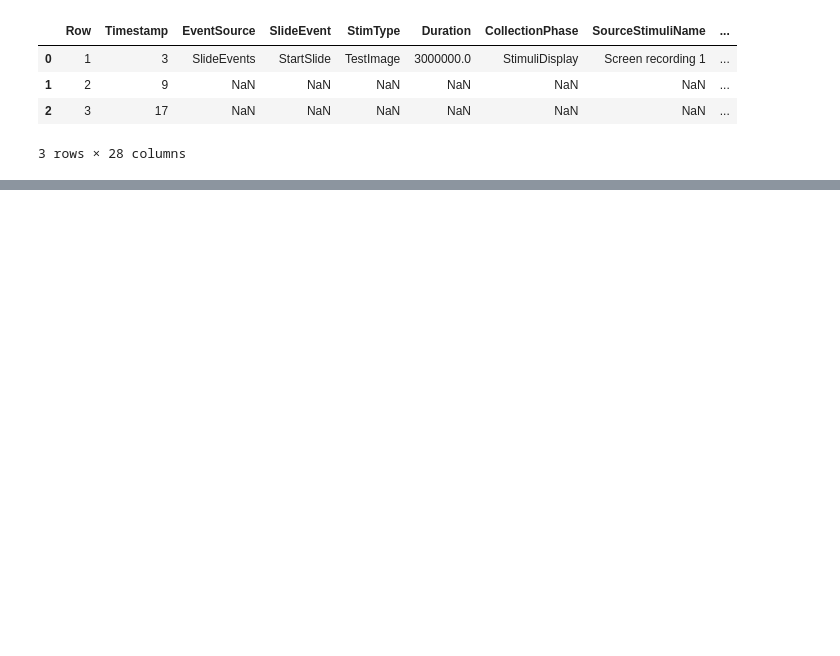
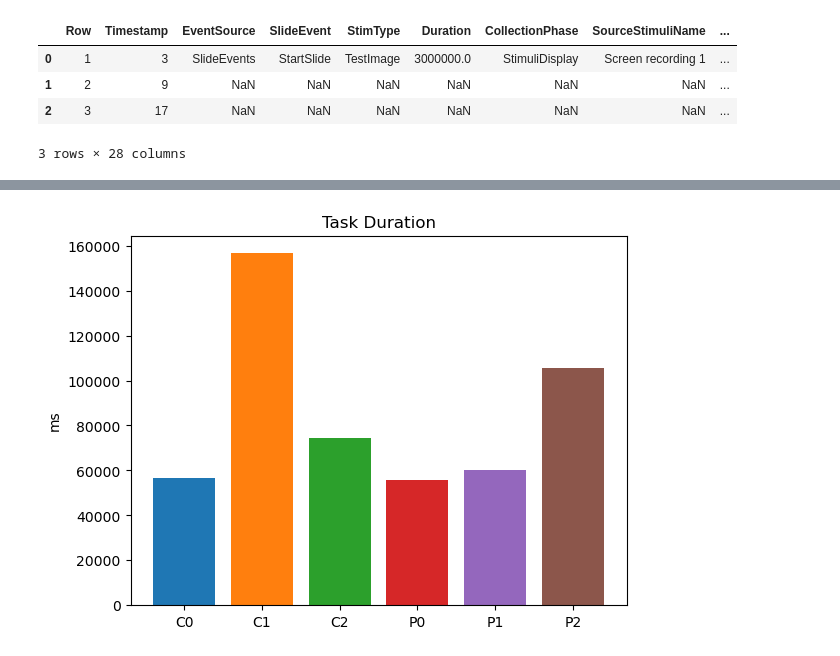
Before and after one commit to EliDll/phw-eval, a Jupyter notebook: imot_edda.ipynb, the cells around one changed output, grey strips where cells are left out. Drawn from its saved outputs; the diff is of its cells as text; code cells hidden in the pictures; blank space fills up the shorter version.

```diff
--- a/imot_edda.ipynb
+++ b/imot_edda.ipynb
@@ -24,0 +47,19 @@ c_0.head(3)
+# %%
+unity_unix_key = "ts_unix_ms"
+imot_unix_key = "System Timestamp CAL"
+imot_ms_key = "Timestamp"
+baseline_ms = 30_000
+
+def task_start(df):
+    return df[unity_unix_key].min()
+
+def task_end(df):
+    return df[(df["collision_or_load_count"] == 20)][(df["shovel_loaded_state"] == False)][unity_unix_key].min()
+
+def get_trimmed_imot(df, unity_df):
+    start = task_start(unity_df) - baseline_ms
+    end = task_end(unity_df) + baseline_ms
+
+    imot_start = df.dropna(subset = imot_unix_key).iloc[0][imot_unix_key]
+
+    return df[(imot_start + df["Timestamp"] >= start)][(imot_start + df["Timestamp"] <= end)]
@@ -102,0 +170,21 @@ plt.show()
+# %%
+def task_duration(df):
+    return task_end(df) - task_start(df)
+
+labels = ['C0', 'C1', 'C2', 'P0', 'P1', 'P2']
+deltas = [
+    task_duration(c_0_u),
+    task_duration(c_1_u),
+    task_duration(c_2_u),
+    task_duration(p_0_u),
+    task_duration(p_1_u),
+    task_duration(p_2_u)
+    ]
+colors = ['tab:blue', 'tab:orange', 'tab:green', 'tab:red', 'tab:purple', 'tab:brown']
+
+plt.bar(labels, deltas, color=colors)
+plt.title('Task Duration')
+plt.ylabel('ms')
+plt.show()
+# %% [output]
+[figure, added]
```
Also changed, not shown: parts of 8 cells of this notebook.
